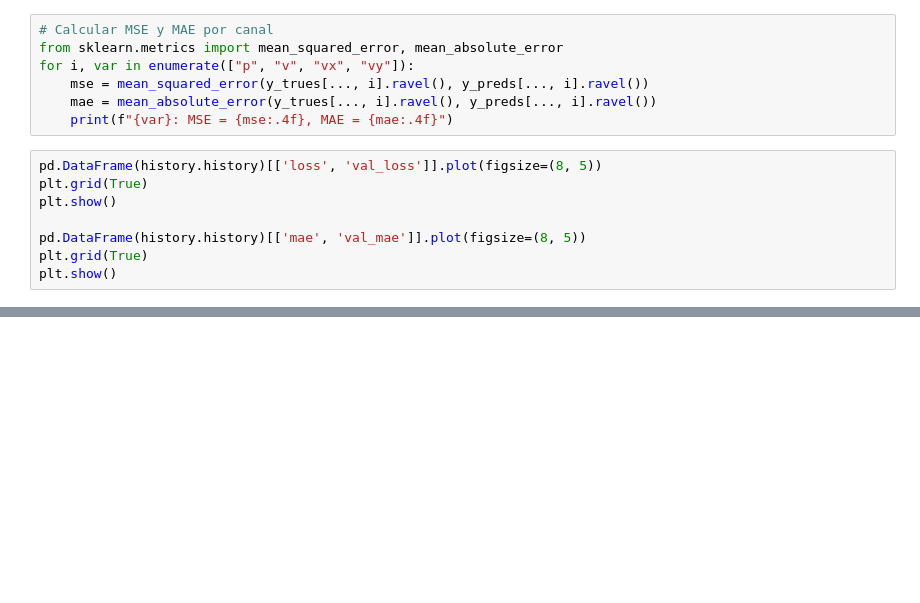
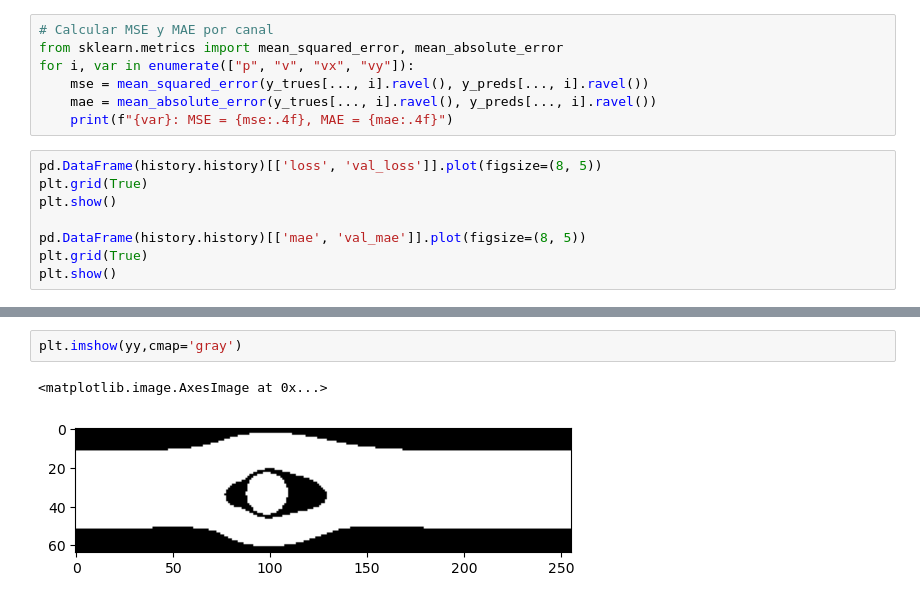
Before and after one commit to andromeda2075/predicting-flow-patterns, a Jupyter notebook: New3.ipynb, the cells around one changed output, grey strips where cells are left out. Cells and saved outputs as stored; diff of their text form; blank space fills up the shorter version.

```diff
--- a/New3.ipynb
+++ b/New3.ipynb
@@ -425,0 +480,5 @@ plt.show()
+# %%
+plt.imshow(yy,cmap='gray')
+# %% [output]
+<matplotlib.image.AxesImage at 0x...>
+[figure, added]
```
Also changed, not shown: parts of 11 cells of this notebook, 1 other file.
